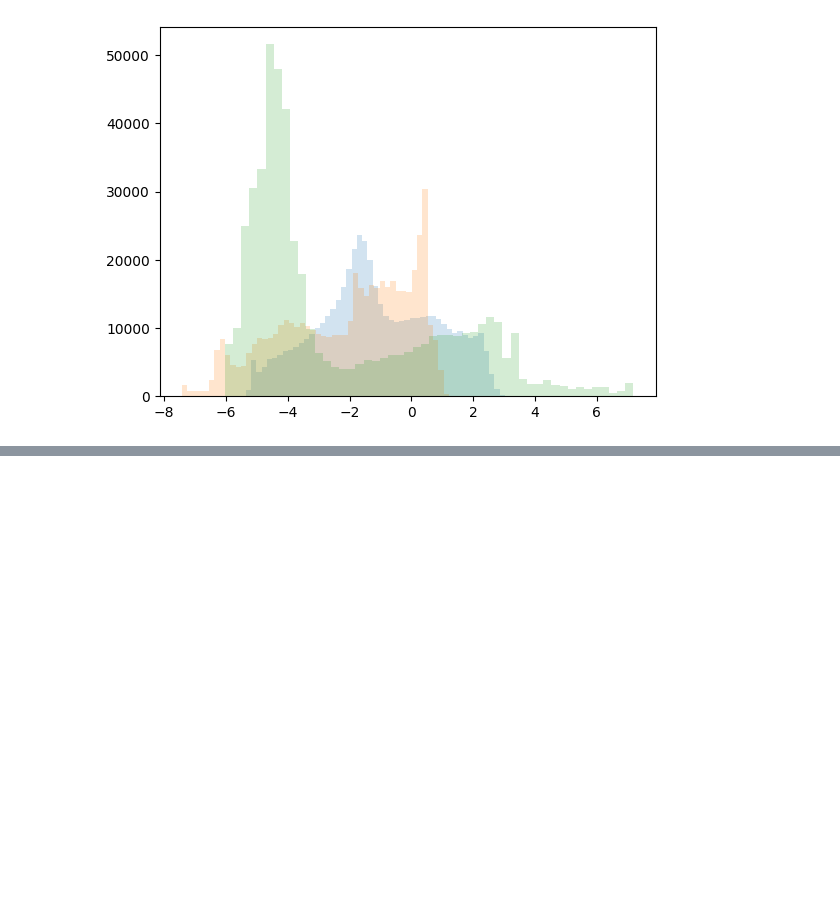
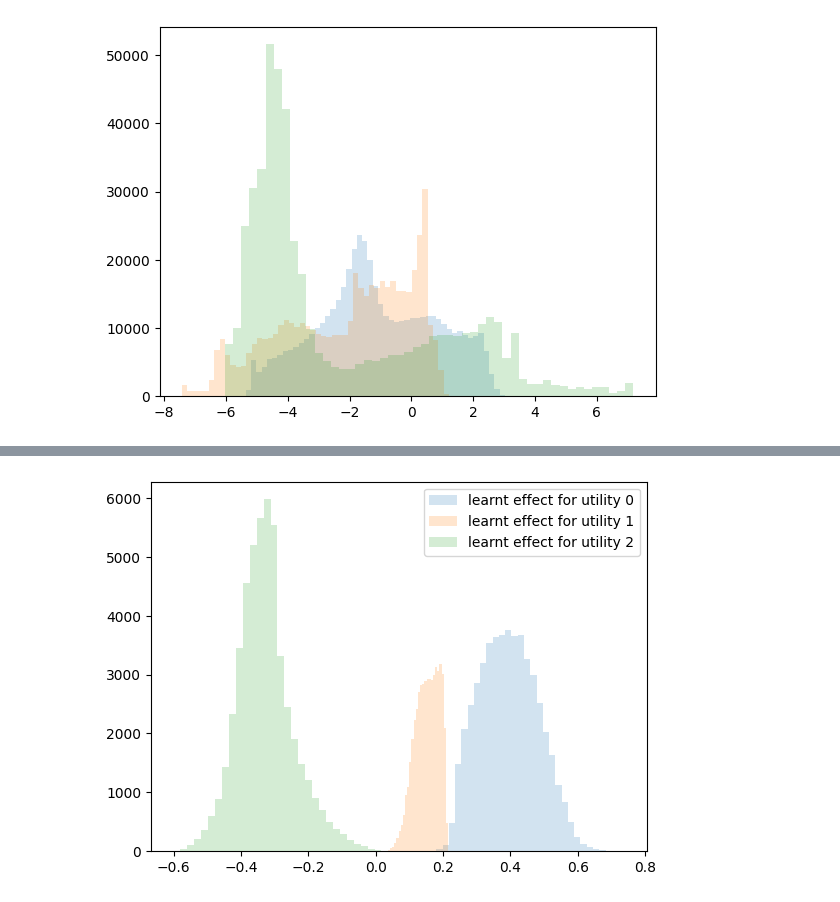
Before and after one commit to big-ucl/functional-effects-model, a Jupyter notebook: src/simple_reproducible_example.ipynb, the cells around one changed output, grey strips where cells are left out. Cells and saved outputs as stored; diff of their text form; code cells hidden in the pictures; blank space fills up the shorter version.

```diff
--- a/src/simple_reproducible_example.ipynb
+++ b/src/simple_reproducible_example.ipynb
@@ -277,7 +277,7 @@ args = parse_cmdline_args()
 args.functional_intercept = True
 args.functional_params = False
 args.feature_fraction = 1.0
-args.save_model = True
+args.save_model =False
 args.model = model
 args.dataset = "synthetic"
 args.learning_rate = 1
@@ -426,0 +431,5 @@ for i, p in enumerate(preds.T):
+# %%
+for i in range(n_utility):
+    plt.hist(learnt_fct_intercepts[:,i], label = f"learnt effect for utility {i}", alpha = 0.2, bins=30)
+    plt.legend()
+    # plt.hist(softmax(learnt_fct_intercepts_test,axis=1)[:,i], label = f"learnt effect for utility {i}", alpha = 0.2, bins=50)
@@ -430,9 +455,10 @@ args = parse_cmdline_args()
 args.functional_intercept = True
 args.functional_params = False
 args.feature_fraction = 1.0
-args.save_model = True
+args.save_model = False
 args.model = model
 args.dataset = "synthetic"
+args.device = "cuda"
 
 
 model = TasteNet(
@@ -443,6 +469,9 @@ model = TasteNet(
     args=args,
 )
 
+y_train = y_train.astype(int)
+y_val = y_val.astype(int)
+
 # build dataloader
 model.build_dataloader(X_train, y_train, X_val, y_val)
 
@@ -452,5 +481,5 @@ best_train_loss, best_val_loss = model.fit()
 
 # predict on the test set
 preds, _, _ = model.predict(X_val)
-loss_test = mse(preds, y_val)
+loss_test = cross_entropy(preds, y_val)
 # %% [output]
@@ -457,0 +503,21 @@ RuntimeError: The size of tensor a (0) must match the size of tensor b (256) at
+# %%
+# get learnt functional intercepts
+learnt_fct_intercepts = gather_functional_intercepts(
+    dataset, model, socio_demo_chars, n_utility
+)
+learnt_fct_intercepts_test = gather_functional_intercepts(
+    dataset_test, model, socio_demo_chars, n_utility
+)
+
+# compute L1 distance between true and learnt functional intercepts
+l1_distance_train = l1_distance(
+    dataset_transf,
+    learnt_fct_intercepts,
+)
+l1_distance_test = l1_distance(
+    dataset_test_transf,
+    learnt_fct_intercepts_test,
+)
+
+print(f"Best Train Loss: {best_train_loss}, Best Val Loss: {best_val_loss}")
+print(f"Test Loss: {loss_test}")
@@ -457,0 +527,7 @@ RuntimeError: The size of tensor a (0) must match the size of tensor b (256) at
+# %%
+for i in range(n_utility):
+    plt.hist(learnt_fct_intercepts[:,i], label = f"learnt effect for utility {i}", alpha = 0.2, bins=30)
+    plt.legend()
+    # plt.hist(softmax(learnt_fct_intercepts_test,axis=1)[:,i], label = f"learnt effect for utility {i}", alpha = 0.2, bins=50)
+# %% [output]
+[figure, added]
```
Also changed, not shown: parts of 8 cells of this notebook.
